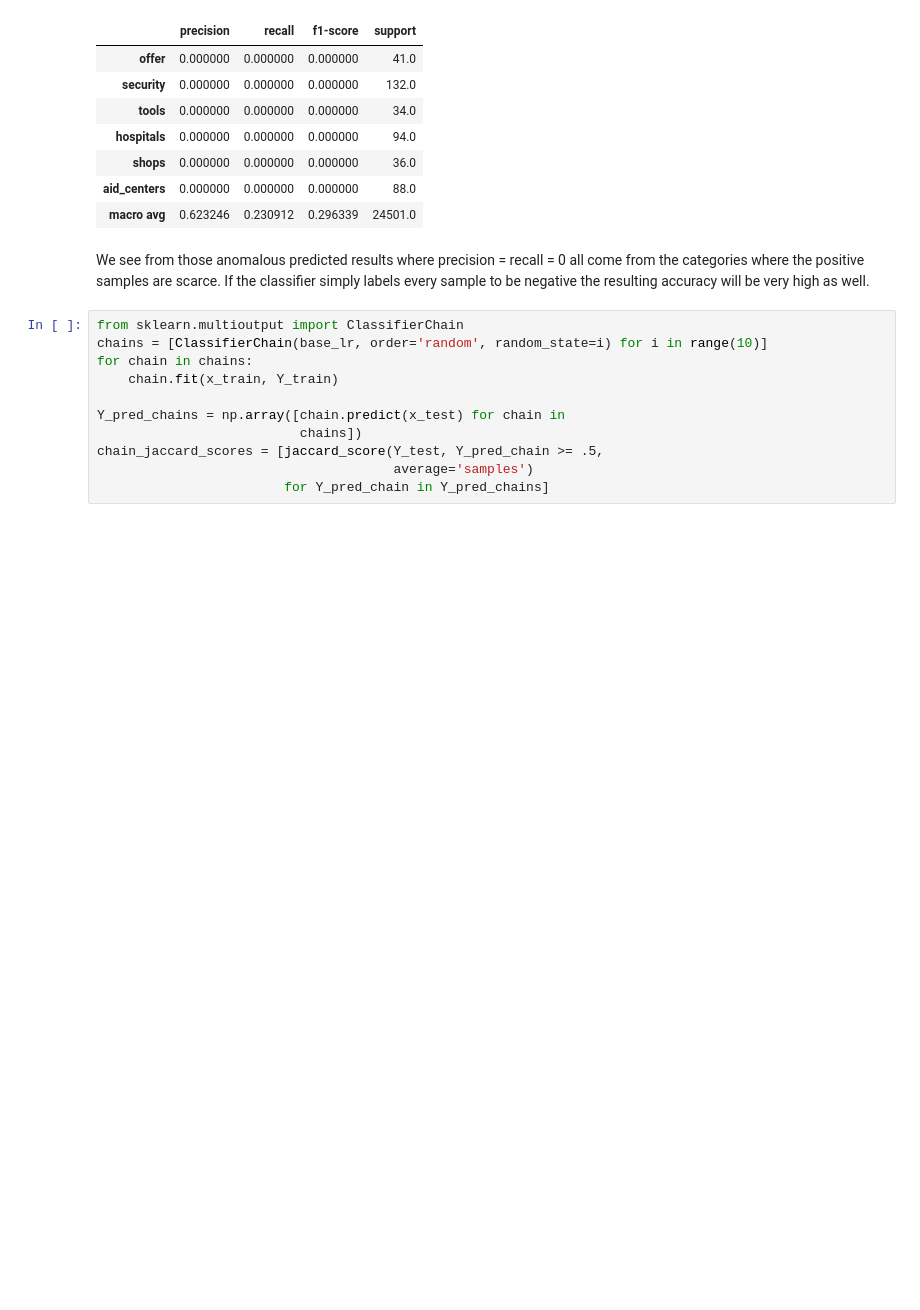
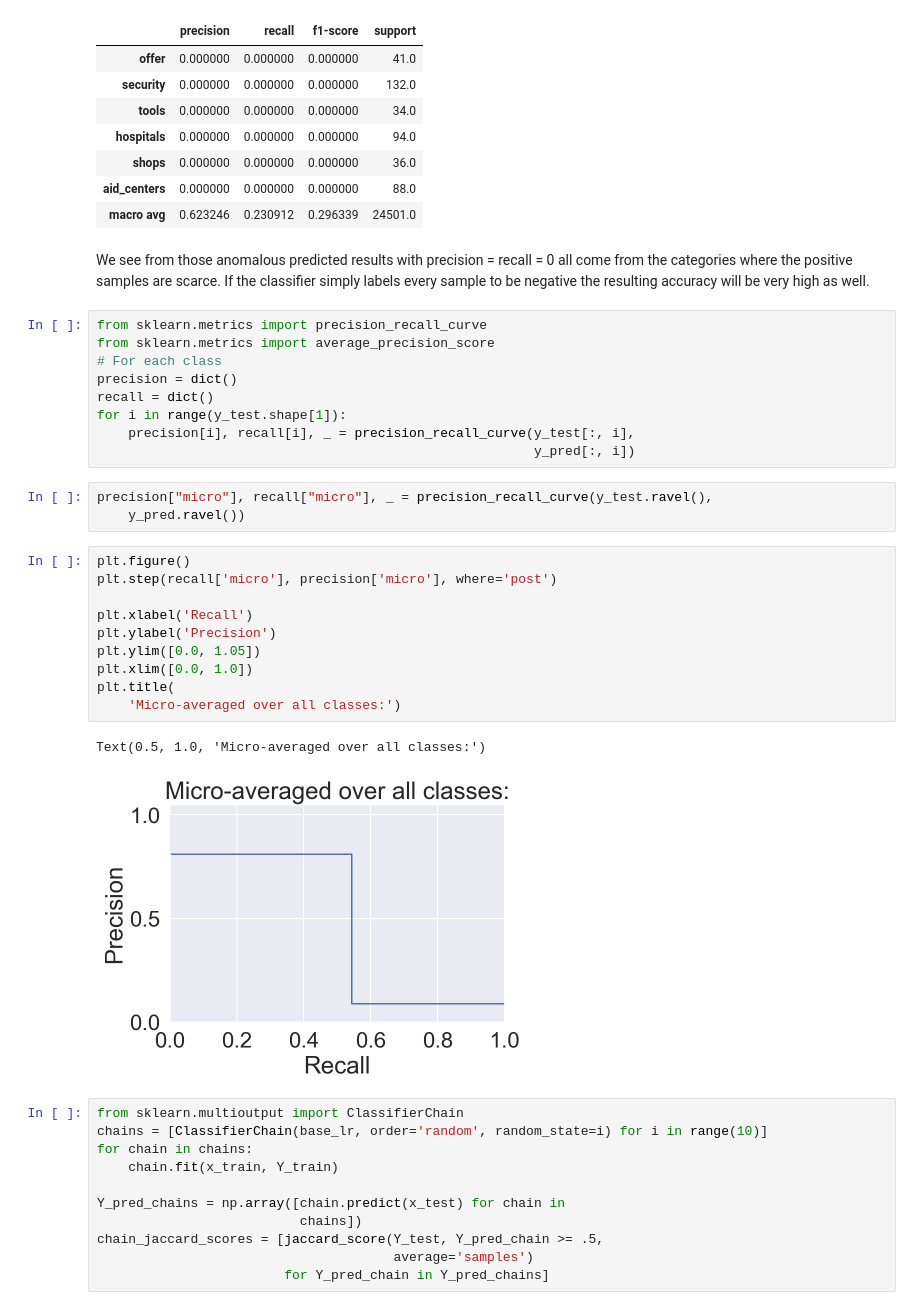
Before and after one commit to suebatista/Disaster-Response-Pipeline-Udacity, a Jupyter notebook: ML Pipeline Preparation.ipynb, the cells around one changed output. Saved outputs shown, nothing was run; the diff lists cells and outputs as text; blank space fills up the shorter version.

```diff
--- a/ML Pipeline Preparation.ipynb
+++ b/ML Pipeline Preparation.ipynb
@@ -240,7 +237,32 @@ report_df[(report_df['precision'] == 0.0) | (report_df.index == 'macro avg')]
 | aid_centers | 0.000000 | 0.000000 | 0.000000 | 88.0 |
 | macro avg | 0.623246 | 0.230912 | 0.296339 | 24501.0 |
 # %% [markdown]
-We see from those anomalous predicted results where precision = recall = 0 all come from the categories where the positive samples are scarce. If the classifier simply labels every sample to be negative the resulting accuracy will be very high as well.
+We see from those anomalous predicted results with precision = recall = 0 all come from the categories where the positive samples are scarce. If the classifier simply labels every sample to be negative the resulting accuracy will be very high as well.
+# %%
+from sklearn.metrics import precision_recall_curve
+from sklearn.metrics import average_precision_score
+# For each class
+precision = dict()
+recall = dict()
+for i in range(y_test.shape[1]):
+    precision[i], recall[i], _ = precision_recall_curve(y_test[:, i],
+                                                        y_pred[:, i])
+# %%
+precision["micro"], recall["micro"], _ = precision_recall_curve(y_test.ravel(),
+    y_pred.ravel())
+# %%
+plt.figure()
+plt.step(recall['micro'], precision['micro'], where='post')
+
+plt.xlabel('Recall')
+plt.ylabel('Precision')
+plt.ylim([0.0, 1.05])
+plt.xlim([0.0, 1.0])
+plt.title(
+    'Micro-averaged over all classes:')
+# %% [output]
+Text(0.5, 1.0, 'Micro-averaged over all classes:')
+[figure, added]
 # %%
 from sklearn.multioutput import ClassifierChain
 chains = [ClassifierChain(base_lr, order='random', random_state=i) for i in range(10)]
```
Also changed, not shown: parts of 10 cells of this notebook.
